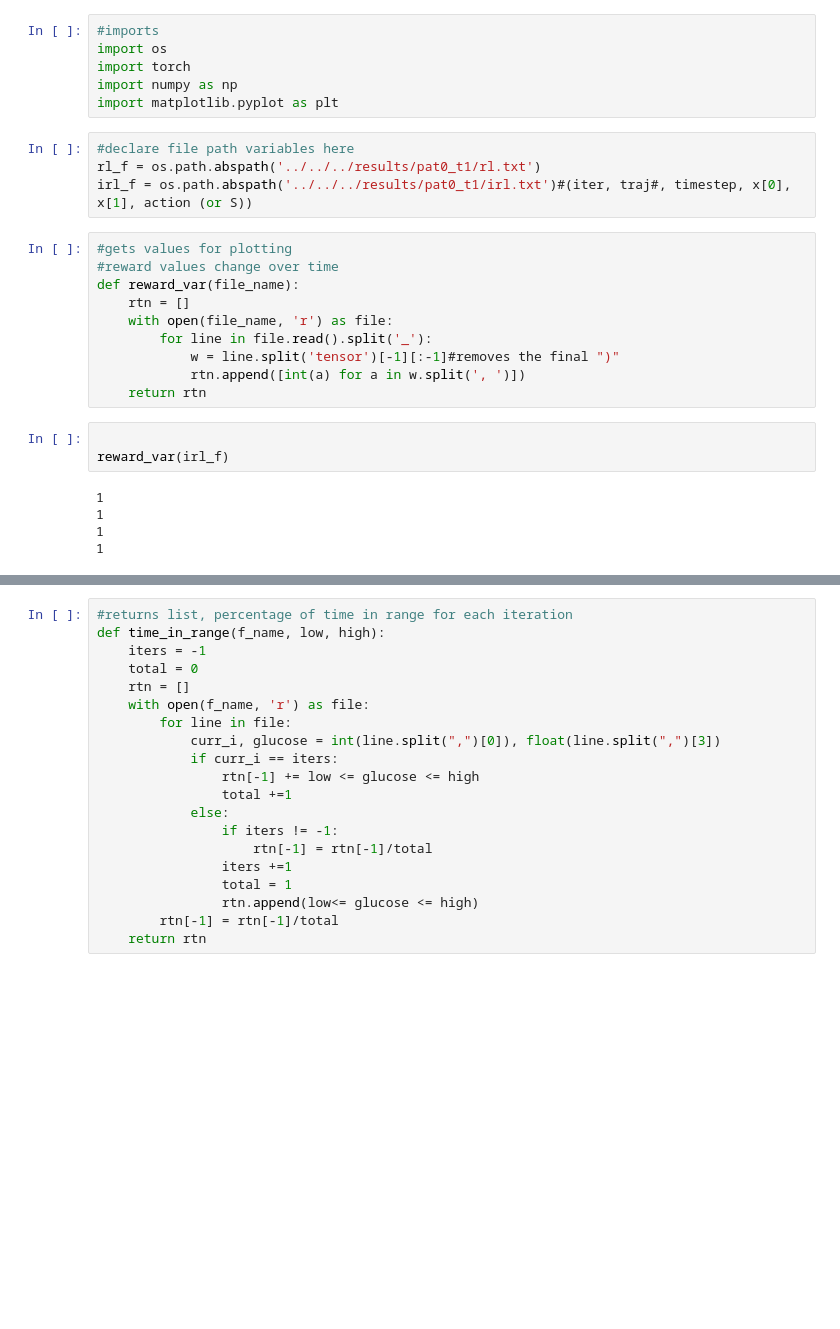
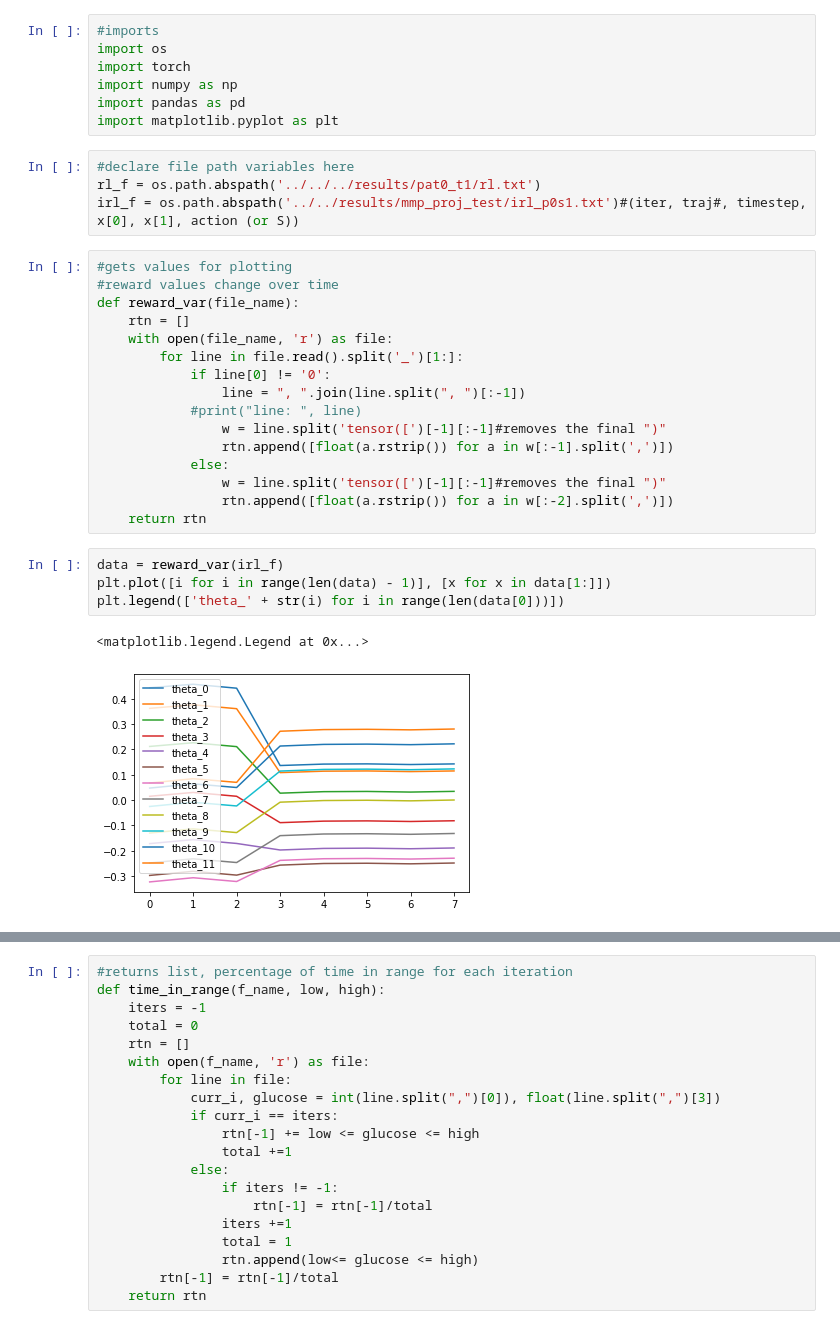
Before and after one commit to RL4H/RL4T1D, a Jupyter notebook: visualiser/notebooks/irl.ipynb, the cells around one changed output, grey strips where cells are left out. Saved outputs shown, nothing was run; the diff lists cells and outputs as text; blank space fills up the shorter version.

Commit message:
irl visualiser

```diff
--- a/visualiser/notebooks/irl.ipynb
+++ b/visualiser/notebooks/irl.ipynb
@@ -3,26 +3,32 @@
 import os
 import torch
 import numpy as np
+import pandas as pd
 import matplotlib.pyplot as plt
 # %%
 #declare file path variables here
 rl_f = os.path.abspath('../../../results/pat0_t1/rl.txt')
-irl_f = os.path.abspath('../../../results/pat0_t1/irl.txt')#(iter, traj#, timestep, x[0], x[1], action (or S))
+irl_f = os.path.abspath('../../results/mmp_proj_test/irl_p0s1.txt')#(iter, traj#, timestep, x[0], x[1], action (or S))
 # %%
 #gets values for plotting
 #reward values change over time
 def reward_var(file_name):
     rtn = []
     with open(file_name, 'r') as file:
-        for line in file.read().split('_'):
-            w = line.split('tensor')[-1][:-1]#removes the final ")"
-            rtn.append([int(a) for a in w.split(', ')])
+        for line in file.read().split('_')[1:]:
+            if line[0] != '0':
+                line = ", ".join(line.split(", ")[:-1])
+            #print("line: ", line)
+                w = line.split('tensor([')[-1][:-1]#removes the final ")"
+                rtn.append([float(a.rstrip()) for a in w[:-1].split(',')])
+            else:
+                w = line.split('tensor([')[-1][:-1]#removes the final ")"
+                rtn.append([float(a.rstrip()) for a in w[:-2].split(',')])
     return rtn
-# %%
-
-reward_var(irl_f)
-# %% [output]
-1
-1
-1
-1
+# %%
+data = reward_var(irl_f)
+plt.plot([i for i in range(len(data) - 1)], [x for x in data[1:]])
+plt.legend(['theta_' + str(i) for i in range(len(data[0]))])
+# %% [output]
+<matplotlib.legend.Legend at 0x...>
+[figure, added]
```
Also changed, not shown: parts of 17 cells of this notebook, 1 other file.
